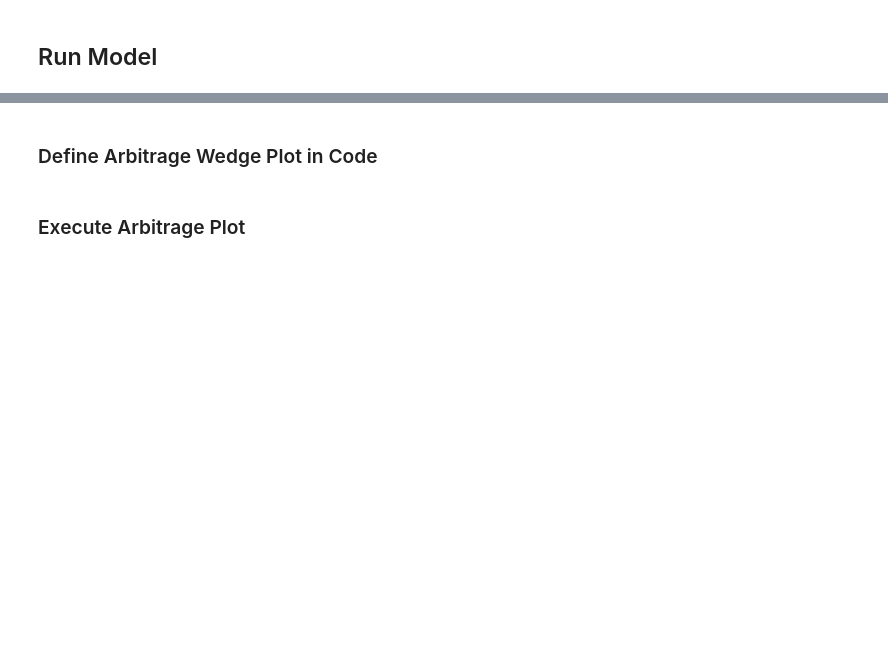
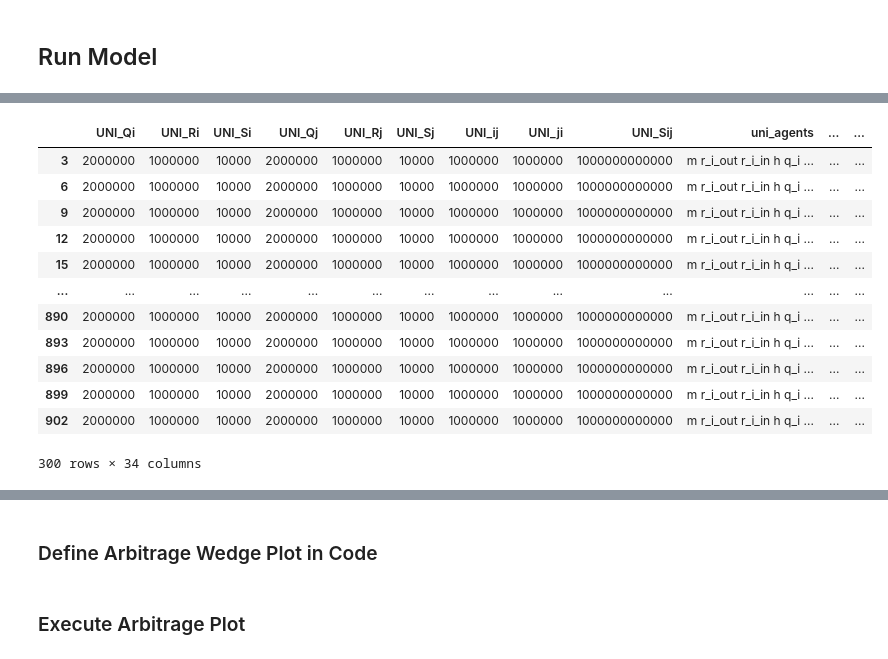
Before and after one commit to patriacaelum/HydraDX-simulations, a Jupyter notebook: Paulina Visualisation.ipynb, the cells around one changed output, grey strips where cells are left out. Saved outputs shown, nothing was run; the diff lists cells and outputs as text; code cells hidden in the pictures; blank space fills up the shorter version.

```diff
--- a/Paulina Visualisation.ipynb
+++ b/Paulina Visualisation.ipynb
@@ -39,3 +38,19 @@ end of file: run.py
+# %%
+rdf
+# %% [output]
+|  | UNI_Qi | UNI_Ri | UNI_Si | UNI_Qj | UNI_Rj | UNI_Sj | UNI_ij | UNI_ji | UNI_Sij | uni_agents | ... | ... |
+| 3 | 2000000 | 1000000 | 10000 | 2000000 | 1000000 | 10000 | 1000000 | 1000000 | 1000000000000 | m r_i_out r_i_in h q_i ... | ... | ... |
+| 6 | 2000000 | 1000000 | 10000 | 2000000 | 1000000 | 10000 | 1000000 | 1000000 | 1000000000000 | m r_i_out r_i_in h q_i ... | ... | ... |
+| 9 | 2000000 | 1000000 | 10000 | 2000000 | 1000000 | 10000 | 1000000 | 1000000 | 1000000000000 | m r_i_out r_i_in h q_i ... | ... | ... |
+| 12 | 2000000 | 1000000 | 10000 | 2000000 | 1000000 | 10000 | 1000000 | 1000000 | 1000000000000 | m r_i_out r_i_in h q_i ... | ... | ... |
+| 15 | 2000000 | 1000000 | 10000 | 2000000 | 1000000 | 10000 | 1000000 | 1000000 | 1000000000000 | m r_i_out r_i_in h q_i ... | ... | ... |
+| ... | ... | ... | ... | ... | ... | ... | ... | ... | ... | ... | ... | ... |
+| 890 | 2000000 | 1000000 | 10000 | 2000000 | 1000000 | 10000 | 1000000 | 1000000 | 1000000000000 | m r_i_out r_i_in h q_i ... | ... | ... |
+| 893 | 2000000 | 1000000 | 10000 | 2000000 | 1000000 | 10000 | 1000000 | 1000000 | 1000000000000 | m r_i_out r_i_in h q_i ... | ... | ... |
+| 896 | 2000000 | 1000000 | 10000 | 2000000 | 1000000 | 10000 | 1000000 | 1000000 | 1000000000000 | m r_i_out r_i_in h q_i ... | ... | ... |
+| 899 | 2000000 | 1000000 | 10000 | 2000000 | 1000000 | 10000 | 1000000 | 1000000 | 1000000000000 | m r_i_out r_i_in h q_i ... | ... | ... |
+| 902 | 2000000 | 1000000 | 10000 | 2000000 | 1000000 | 10000 | 1000000 | 1000000 | 1000000000000 | m r_i_out r_i_in h q_i ... | ... | ... |
+300 rows × 34 columns
 # %%
 hydra = rdf[['Q', 'H', 'Sq']]
 
```
Also changed, not shown: parts of 6 cells of this notebook, 5 other files.
